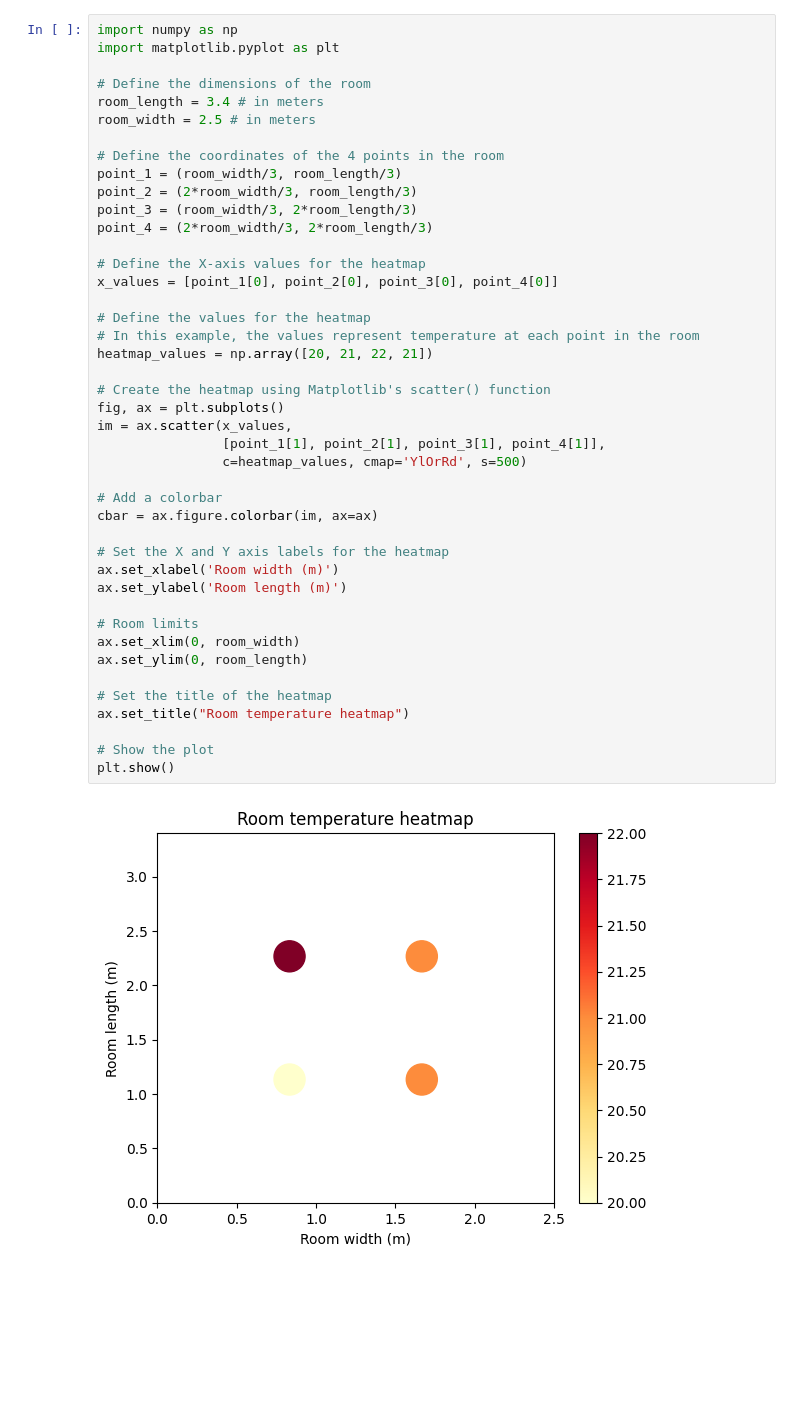
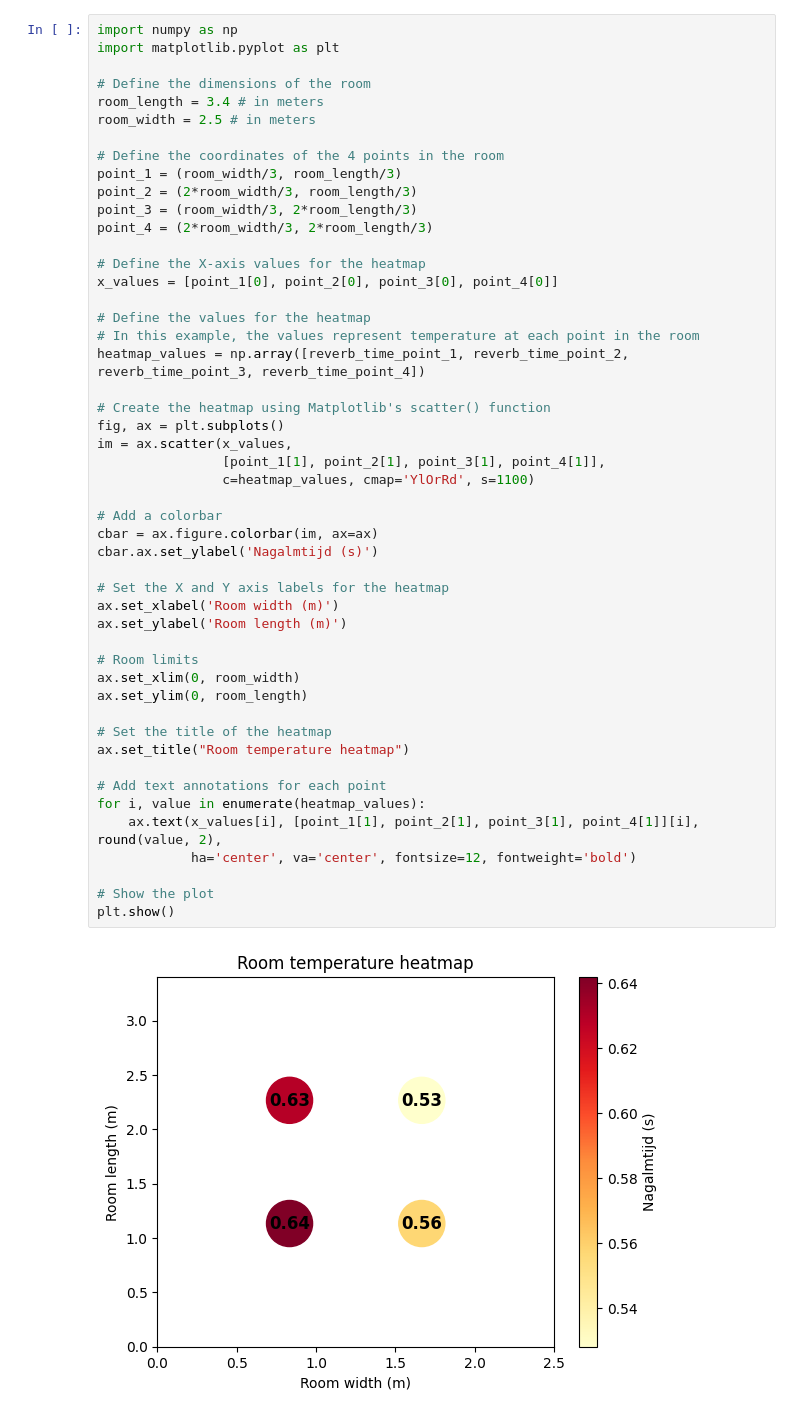
Before and after one commit to Spraxs/hva_project_1_3, a Jupyter notebook: heatmap.ipynb, the cells around one changed output. Drawn from its saved outputs; the diff is of its cells as text; blank space fills up the shorter version.

Commit message:
Heatmap script aangepast, zodat nagalmtijd wordt weergegeven

```diff
--- a/heatmap.ipynb
+++ b/heatmap.ipynb
@@ -48,33 +90,39 @@ point_3 = (room_width/3, 2*room_length/3)
 point_4 = (2*room_width/3, 2*room_length/3)
 
 # Define the X-axis values for the heatmap
 x_values = [point_1[0], point_2[0], point_3[0], point_4[0]]
 
 # Define the values for the heatmap
 # In this example, the values represent temperature at each point in the room
-heatmap_values = np.array([20, 21, 22, 21])
+heatmap_values = np.array([reverb_time_point_1, reverb_time_point_2, reverb_time_point_3, reverb_time_point_4])
 
 # Create the heatmap using Matplotlib's scatter() function
 fig, ax = plt.subplots()
 im = ax.scatter(x_values,
                 [point_1[1], point_2[1], point_3[1], point_4[1]],
-                c=heatmap_values, cmap='YlOrRd', s=500)
+                c=heatmap_values, cmap='YlOrRd', s=1100)
 
 # Add a colorbar
 cbar = ax.figure.colorbar(im, ax=ax)
+cbar.ax.set_ylabel('Nagalmtijd (s)')
 
 # Set the X and Y axis labels for the heatmap
 ax.set_xlabel('Room width (m)')
 ax.set_ylabel('Room length (m)')
 
 # Room limits
 ax.set_xlim(0, room_width)
 ax.set_ylim(0, room_length)
 
 # Set the title of the heatmap
 ax.set_title("Room temperature heatmap")
 
+# Add text annotations for each point
+for i, value in enumerate(heatmap_values):
+    ax.text(x_values[i], [point_1[1], point_2[1], point_3[1], point_4[1]][i], round(value, 2),
+            ha='center', va='center', fontsize=12, fontweight='bold')
+
 # Show the plot
 plt.show()
 # %% [output]
-[figure, old version]
+[figure, new version]
```
Also changed, not shown: parts of 3 cells of this notebook.
